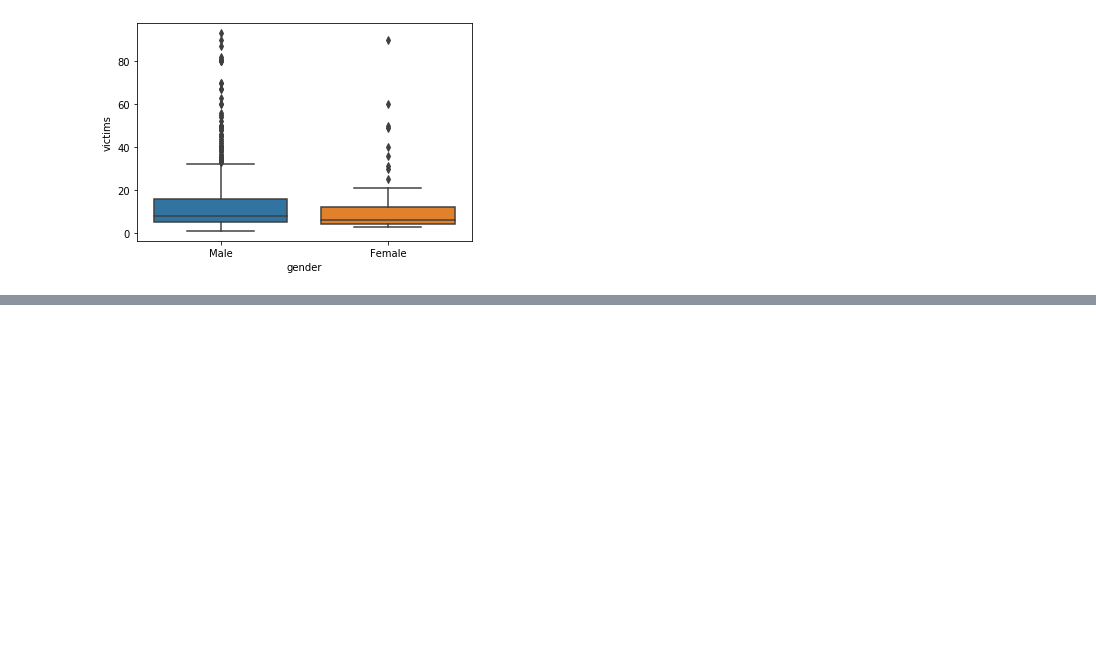
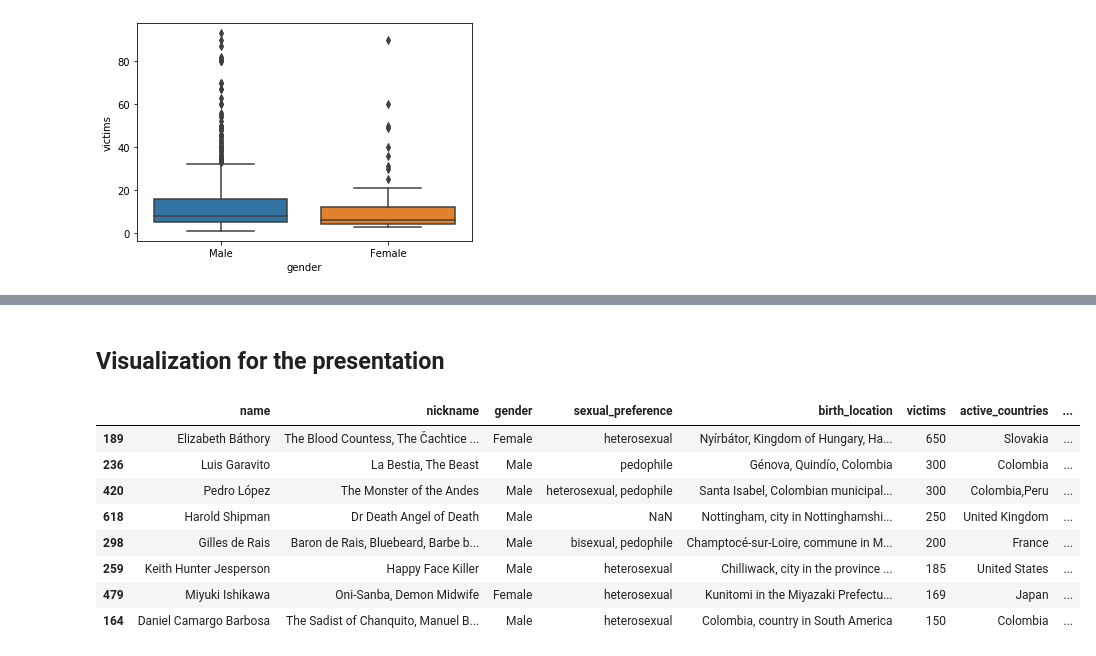
Before and after one commit to Gabjure/project-visualizing-real-world-data, a Jupyter notebook: project-visualizing-real-world-data_final.ipynb, the cells around one changed output, grey strips where cells are left out. Cells and saved outputs as stored; diff of their text form; code cells hidden in the pictures; blank space fills up the shorter version.

```diff
--- a/project-visualizing-real-world-data_final.ipynb
+++ b/project-visualizing-real-world-data_final.ipynb
@@ -312,3 +302,20 @@ px.bar(serial_killer, y = 'victims', x = 'astrological_sign', color = 'active_co
 px.bar(serial_killer,  y = 'victims', x = 'name', color = 'active_countries', height = 1000)
 # %% [output]
 [interactive output not drawn]
+# %% [markdown]
+## Visualization for the presentation
+# %%
+best_options = serial_killer[['name', 'nickname', 'gender', 'sexual_preference', 'birth_location','victims',
+               'active_countries', 'total_active_years']].sort_values('victims', ascending = False).head(8)
+# %%
+best_options
+# %% [output]
+|  | name | nickname | gender | sexual_preference | birth_location | victims | active_countries | ... |
+| 189 | Elizabeth Báthory | The Blood Countess, The Čachtice ... | Female | heterosexual | Nyírbátor, Kingdom of Hungary, Ha... | 650 | Slovakia | ... |
+| 236 | Luis Garavito | La Bestia, The Beast | Male | pedophile | Génova, Quindío, Colombia | 300 | Colombia | ... |
+| 420 | Pedro López | The Monster of the Andes | Male | heterosexual, pedophile | Santa Isabel, Colombian municipal... | 300 | Colombia,Peru | ... |
+| 618 | Harold Shipman | Dr Death Angel of Death | Male | NaN | Nottingham, city in Nottinghamshi... | 250 | United Kingdom | ... |
+| 298 | Gilles de Rais | Baron de Rais, Bluebeard, Barbe b... | Male | bisexual, pedophile | Champtocé-sur-Loire, commune in M... | 200 | France | ... |
+| 259 | Keith Hunter Jesperson | Happy Face Killer | Male | heterosexual | Chilliwack, city in the province ... | 185 | United States | ... |
+| 479 | Miyuki Ishikawa | Oni-Sanba, Demon Midwife | Female | heterosexual | Kunitomi in the Miyazaki Prefectu... | 169 | Japan | ... |
+| 164 | Daniel Camargo Barbosa | The Sadist of Chanquito, Manuel B... | Male | heterosexual | Colombia, country in South America | 150 | Colombia | ... |
```
Also changed, not shown: parts of 10 cells of this notebook.
